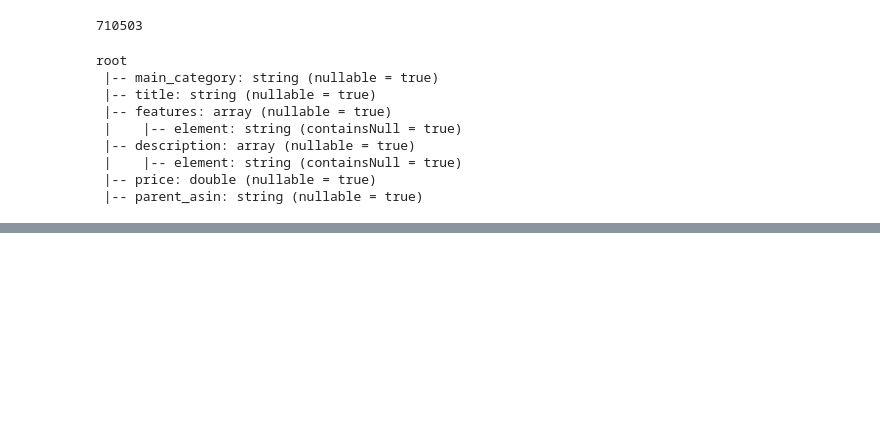
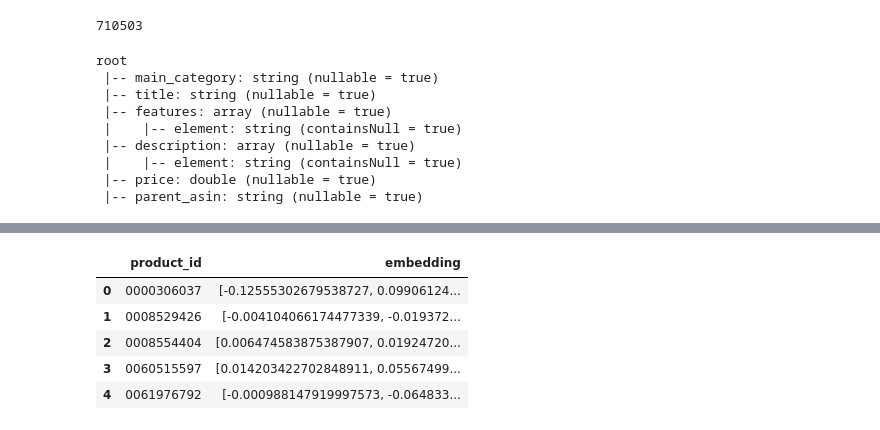
Before and after one commit to h4of/Recommendation-system-from-amazon-datasets, a Jupyter notebook: recommender/preprocessing.ipynb, the cells around one changed output, grey strips where cells are left out. Cells and saved outputs as stored; diff of their text form; code cells hidden in the pictures; blank space fills up the shorter version.

```diff
--- a/recommender/preprocessing.ipynb
+++ b/recommender/preprocessing.ipynb
@@ -213,0 +354,13 @@ df_data.write.mode("overwrite").parquet(output_path_meta)
+# %%
+df_embedding = pd.read_parquet("item_embedding.parquet")
+# %%
+pd.set_option('display.max_colwidth', None)
+# %%
+df_embedding.head()
+# %% [output]
+|  | product_id | embedding |
+| 0 | 0000306037 | [-0.12555302679538727, 0.09906124... |
+| 1 | 0008529426 | [-0.004104066174477339, -0.019372... |
+| 2 | 0008554404 | [0.006474583875387907, 0.01924720... |
+| 3 | 0060515597 | [0.014203422702848911, 0.05567499... |
+| 4 | 0061976792 | [-0.000988147919997573, -0.064833... |
```
Also changed, not shown: parts of 20 cells of this notebook.
